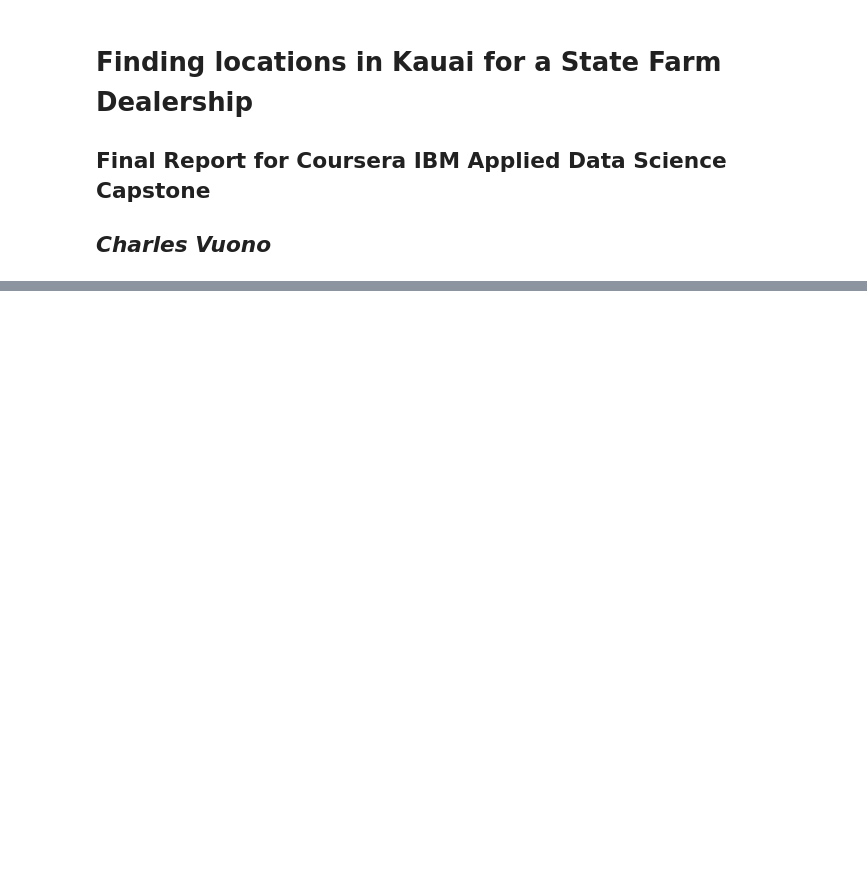
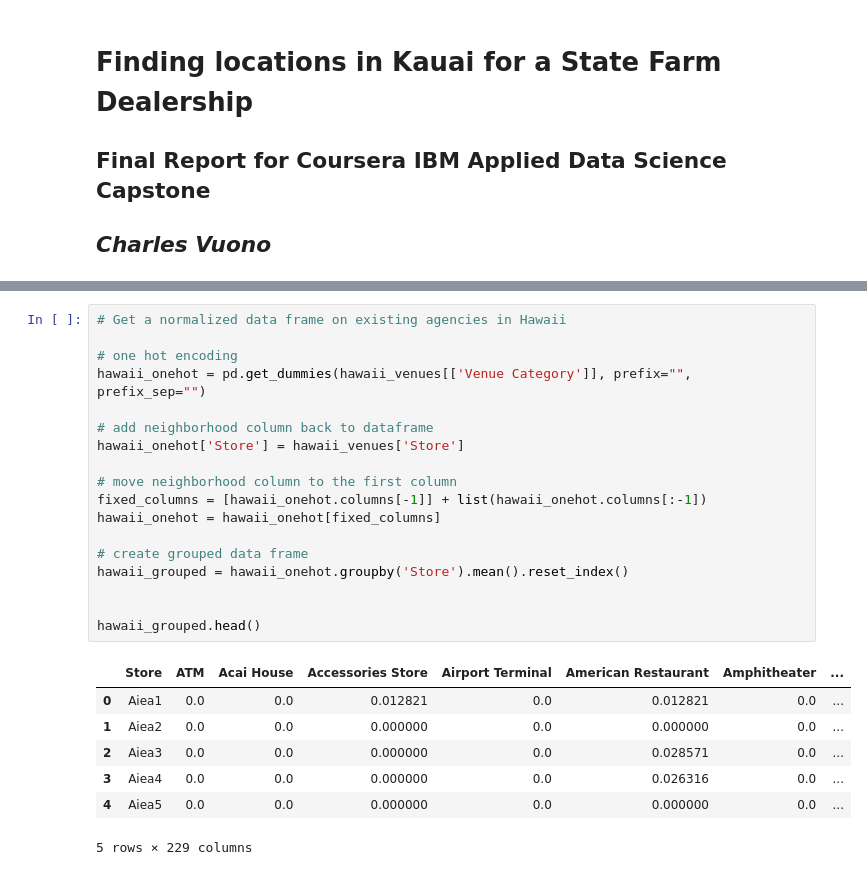
Before and after one commit to cvuono/Coursera_Capstone, a Jupyter notebook: Final Report Notebook.ipynb, the cells around one changed output, grey strips where cells are left out. Saved outputs shown, nothing was run; the diff lists cells and outputs as text; blank space fills up the shorter version.

```diff
--- a/Final Report Notebook.ipynb
+++ b/Final Report Notebook.ipynb
@@ -25,0 +211,26 @@ A sample of the data is as follows:
+# %%
+# Get a normalized data frame on existing agencies in Hawaii
+
+# one hot encoding
+hawaii_onehot = pd.get_dummies(hawaii_venues[['Venue Category']], prefix="", prefix_sep="")
+
+# add neighborhood column back to dataframe
+hawaii_onehot['Store'] = hawaii_venues['Store']
+
+# move neighborhood column to the first column
+fixed_columns = [hawaii_onehot.columns[-1]] + list(hawaii_onehot.columns[:-1])
+hawaii_onehot = hawaii_onehot[fixed_columns]
+
+# create grouped data frame
+hawaii_grouped = hawaii_onehot.groupby('Store').mean().reset_index()
+
+
+hawaii_grouped.head()
+# %% [output]
+|  | Store | ATM | Acai House | Accessories Store | Airport Terminal | American Restaurant | Amphitheater | ... |
+| 0 | Aiea1 | 0.0 | 0.0 | 0.012821 | 0.0 | 0.012821 | 0.0 | ... |
+| 1 | Aiea2 | 0.0 | 0.0 | 0.000000 | 0.0 | 0.000000 | 0.0 | ... |
+| 2 | Aiea3 | 0.0 | 0.0 | 0.000000 | 0.0 | 0.028571 | 0.0 | ... |
+| 3 | Aiea4 | 0.0 | 0.0 | 0.000000 | 0.0 | 0.026316 | 0.0 | ... |
+| 4 | Aiea5 | 0.0 | 0.0 | 0.000000 | 0.0 | 0.000000 | 0.0 | ... |
+5 rows × 229 columns
```
Also changed, not shown: parts of 25 cells of this notebook.
